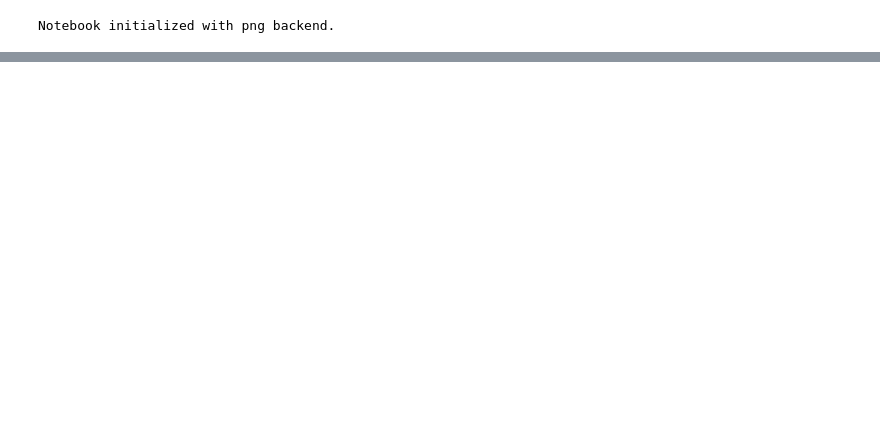
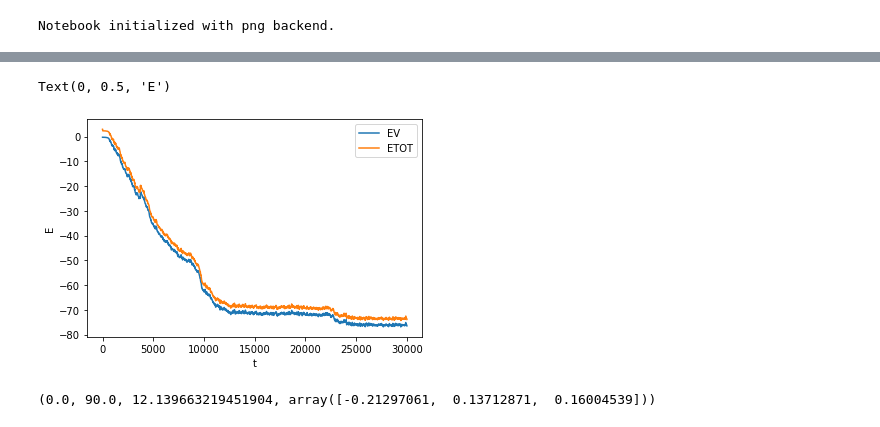
Before and after one commit to taaatang/Diamondoid, a Jupyter notebook: MolecularDynamics.ipynb, the cells around one changed output, grey strips where cells are left out. Drawn from its saved outputs; the diff is of its cells as text; code cells hidden in the pictures; blank space fills up the shorter version.

```diff
--- a/MolecularDynamics.ipynb
+++ b/MolecularDynamics.ipynb
@@ -24,0 +52,9 @@ points3d(AdamantaneCoords[:,0], AdamantaneCoords[:,1], \
+# %%
+plt.plot(EV[:length],label="EV")
+plt.plot(ETOT[:length],label="ETOT")
+plt.legend()
+plt.xlabel("t")
+plt.ylabel("E")
+# %% [output]
+Text(0, 0.5, 'E')
+[figure, added]
@@ -24,0 +64,4 @@ points3d(AdamantaneCoords[:,0], AdamantaneCoords[:,1], \
+# %%
+view(azimuth=-0,elevation=90)
+# %% [output]
+(0.0, 90.0, 12.139663219451904, array([-0.21297061,  0.13712871,  0.16004539]))
```
Also changed, not shown: parts of 8 cells of this notebook.
